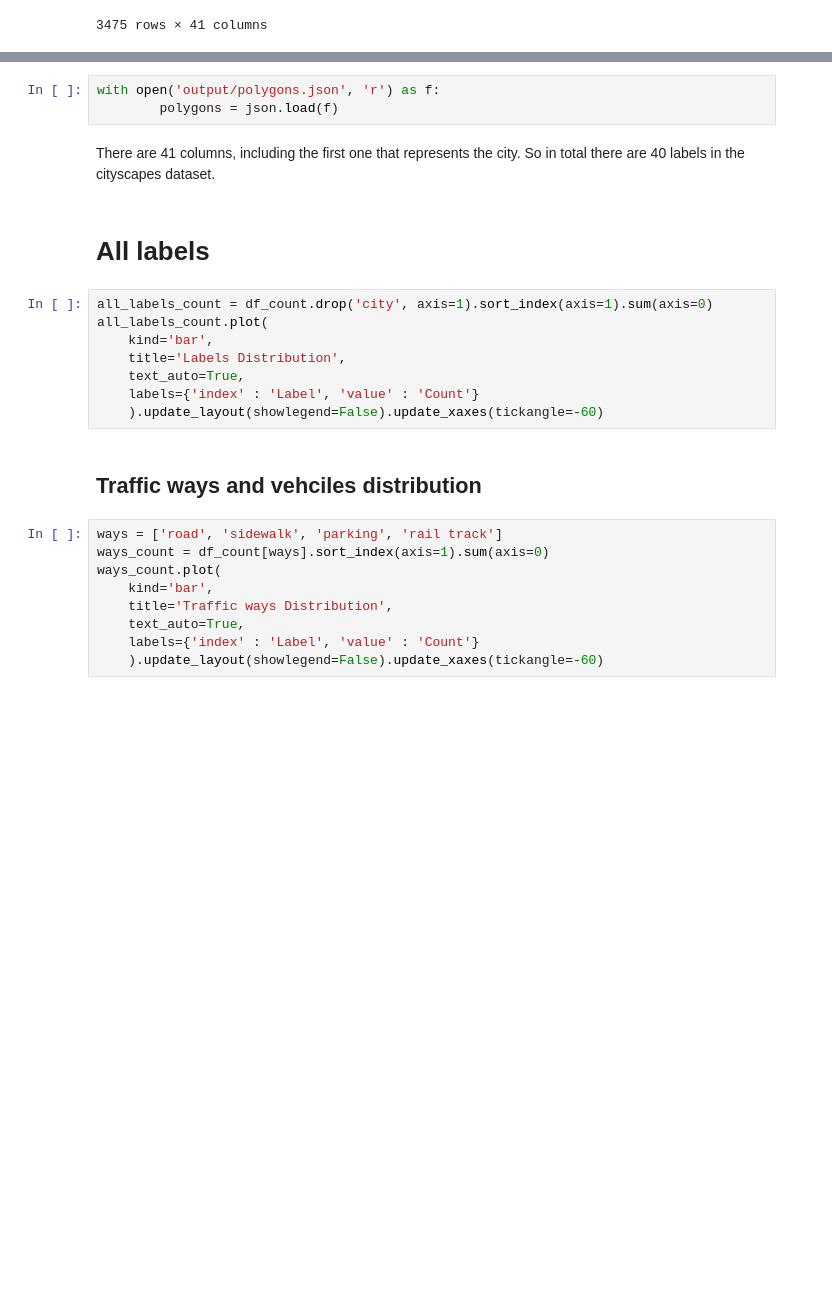
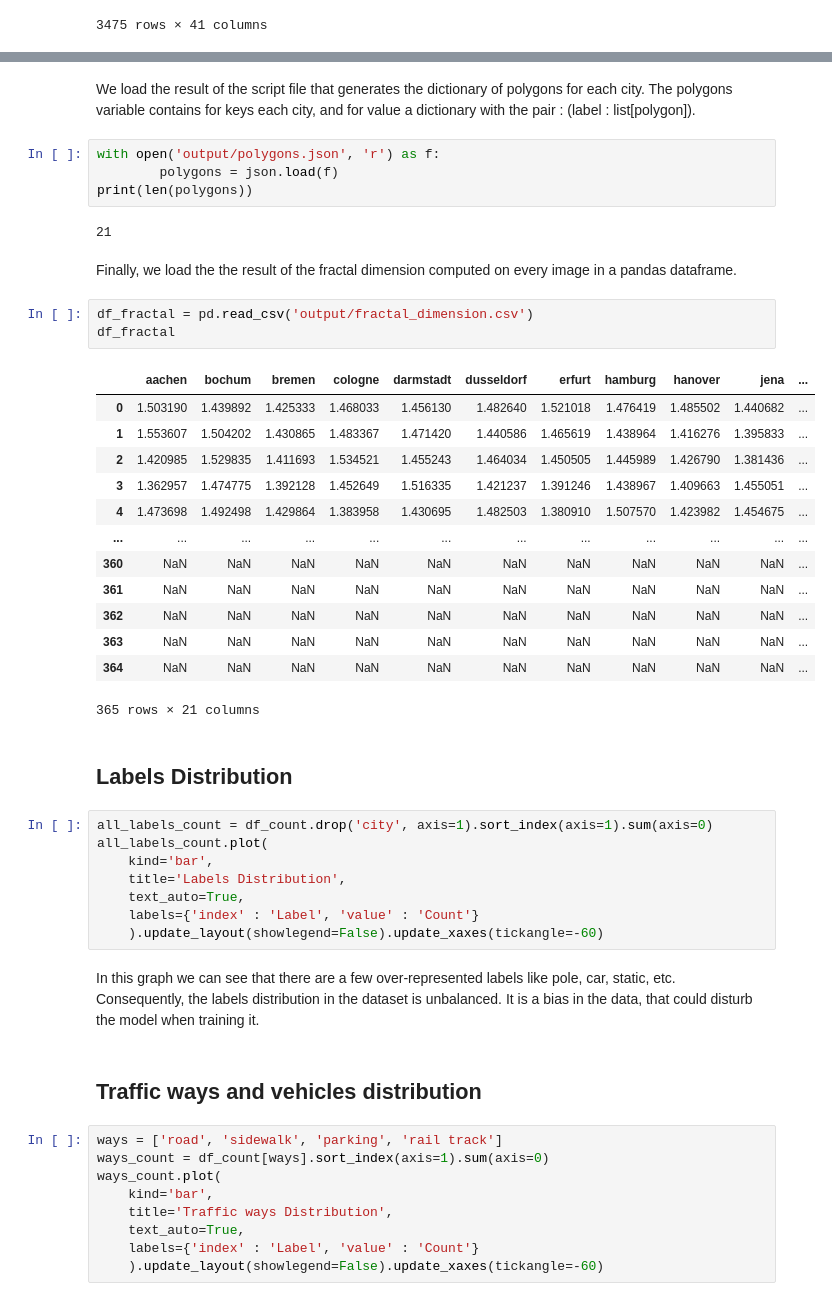
Before and after one commit to AxelHippolite/PROJ831-AIBias, a Jupyter notebook: Cityscapes/analysis.ipynb, the cells around one changed output, grey strips where cells are left out. Saved outputs shown, nothing was run; the diff lists cells and outputs as text; blank space fills up the shorter version.

Commit message:
update the notebooks and add comments to the scripts

```diff
--- a/Cityscapes/analysis.ipynb
+++ b/Cityscapes/analysis.ipynb
@@ -35,10 +114,32 @@ df_count
+# %% [markdown]
+We load the result of the script file that generates the dictionary of polygons for each city. The polygons variable contains for keys each city, and for value a dictionary with the pair : (label : list[polygon]).
 # %%
 with open('output/polygons.json', 'r') as f:
         polygons = json.load(f)
+print(len(polygons))
+# %% [output]
+21
-# %% [markdown]
-There are 41 columns, including the first one that represents the city. So in total there are 40 labels in the cityscapes dataset.
-# %% [markdown]
-# All labels
+# %% [markdown]
+Finally, we load the the result of the fractal dimension computed on every image in a pandas dataframe.
+# %%
+df_fractal = pd.read_csv('output/fractal_dimension.csv')
+df_fractal
+# %% [output]
+|  | aachen | bochum | bremen | cologne | darmstadt | dusseldorf | erfurt | hamburg | hanover | jena | ... |
+| 0 | 1.503190 | 1.439892 | 1.425333 | 1.468033 | 1.456130 | 1.482640 | 1.521018 | 1.476419 | 1.485502 | 1.440682 | ... |
+| 1 | 1.553607 | 1.504202 | 1.430865 | 1.483367 | 1.471420 | 1.440586 | 1.465619 | 1.438964 | 1.416276 | 1.395833 | ... |
+| 2 | 1.420985 | 1.529835 | 1.411693 | 1.534521 | 1.455243 | 1.464034 | 1.450505 | 1.445989 | 1.426790 | 1.381436 | ... |
+| 3 | 1.362957 | 1.474775 | 1.392128 | 1.452649 | 1.516335 | 1.421237 | 1.391246 | 1.438967 | 1.409663 | 1.455051 | ... |
+| 4 | 1.473698 | 1.492498 | 1.429864 | 1.383958 | 1.430695 | 1.482503 | 1.380910 | 1.507570 | 1.423982 | 1.454675 | ... |
+| ... | ... | ... | ... | ... | ... | ... | ... | ... | ... | ... | ... |
+| 360 | NaN | NaN | NaN | NaN | NaN | NaN | NaN | NaN | NaN | NaN | ... |
+| 361 | NaN | NaN | NaN | NaN | NaN | NaN | NaN | NaN | NaN | NaN | ... |
+| 362 | NaN | NaN | NaN | NaN | NaN | NaN | NaN | NaN | NaN | NaN | ... |
+| 363 | NaN | NaN | NaN | NaN | NaN | NaN | NaN | NaN | NaN | NaN | ... |
+| 364 | NaN | NaN | NaN | NaN | NaN | NaN | NaN | NaN | NaN | NaN | ... |
+365 rows × 21 columns
+# %% [markdown]
+## Labels Distribution
 # %%
 all_labels_count = df_count.drop('city', axis=1).sort_index(axis=1).sum(axis=0)
 all_labels_count.plot(
@@ -47,8 +148,10 @@ all_labels_count.plot(
     text_auto=True,
     labels={'index' : 'Label', 'value' : 'Count'}
     ).update_layout(showlegend=False).update_xaxes(tickangle=-60)
+# %% [markdown]
+In this graph we can see that there are a few over-represented labels like pole, car, static, etc. Consequently, the labels distribution in the dataset is unbalanced. It is a bias in the data, that could disturb the model when training it.
 # %% [markdown]
-## Traffic ways and vehciles distribution
+## Traffic ways and vehicles distribution
 # %%
 ways = ['road', 'sidewalk', 'parking', 'rail track']
 ways_count = df_count[ways].sort_index(axis=1).sum(axis=0)
```
Also changed, not shown: parts of 27 cells of this notebook, 3 other files.
